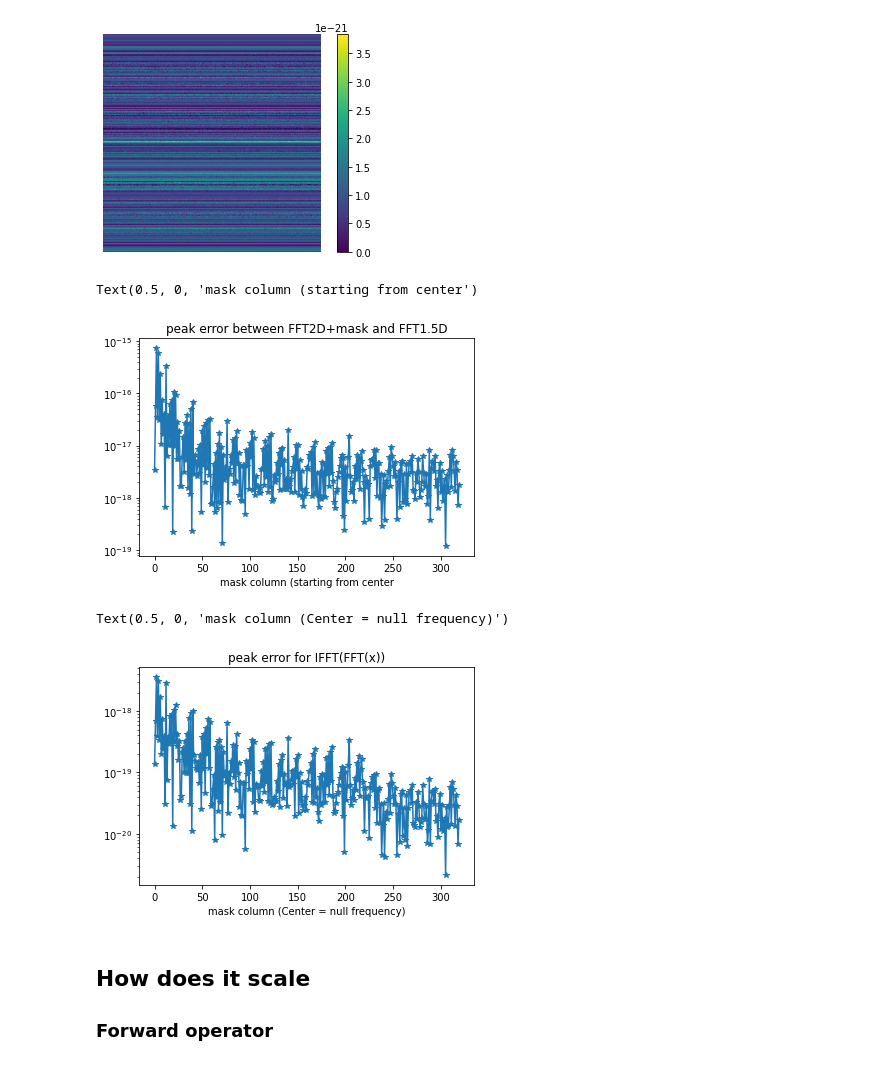
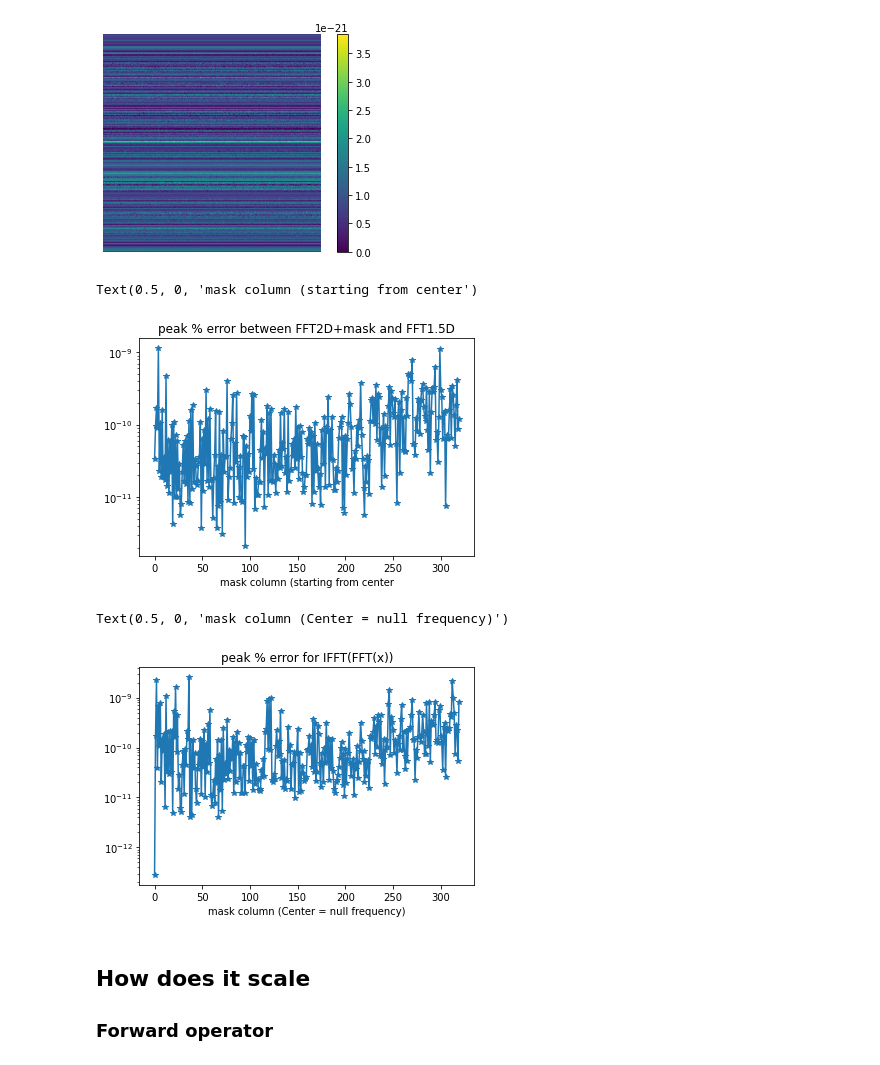
Before and after one commit to paquiteau/pysap-mri-online, a Jupyter notebook: iterative_gradient.ipynb, the cells around one changed output. Saved outputs shown, nothing was run; the diff lists cells and outputs as text; code cells hidden in the pictures.

```diff
--- a/iterative_gradient.ipynb
+++ b/iterative_gradient.ipynb
@@ -93,15 +93,15 @@ for idx in range(len(peak_err)):
     #fft1.5
     k,f = kspace_gen2[idx]
     line_fourier_op.line_index = f
-    goertzel = line_fourier_op.op(real_img)
-    peak_err[idx] = np.max(np.abs(goertzel-fftmask))
+    linefft = line_fourier_op.op(real_img)
+    peak_err[idx] = 100 * np.max(np.nan_to_num(np.abs((linefft-fftmask)/fftmask)))
 # %%
 plt.semilogy(peak_err,'-*')
-plt.title('peak error between FFT2D+mask and FFT1.5D')
+plt.title('peak % error between FFT2D+mask and FFT1.5D')
 plt.xlabel('mask column (starting from center')
 # %% [output]
 Text(0.5, 0, 'mask column (starting from center')
-[figure, old version]
+[figure, new version]
 # %%
 peak_err2 = np.zeros(320)
 for idx in range(len(peak_err2)):
@@ -113,15 +113,15 @@ for idx in range(len(peak_err2)):
     #fft1.5
     k,f = kspace_gen2[idx]
     line_fourier_op.line_index = f
-    igoertzel = line_fourier_op.adj_op(line_fourier_op.op(real_img))
-    peak_err2[idx] = np.max(np.abs(igoertzel-ifftmask))
+    ilinefft = line_fourier_op.adj_op(line_fourier_op.op(real_img))
+    peak_err2[idx] = 100 * np.max(np.nan_to_num(np.abs((ilinefft-ifftmask)/ifftmask)))
 # %%
 plt.semilogy(peak_err2,'-*')
-plt.title('peak error for IFFT(FFT(x))')
+plt.title('peak % error for IFFT(FFT(x))')
 plt.xlabel('mask column (Center = null frequency)')
 # %% [output]
 Text(0.5, 0, 'mask column (Center = null frequency)')
-[figure, old version]
+[figure, new version]
 # %% [markdown]
 ## How does it scale
 ### Forward operator
```
Also changed, not shown: parts of 8 cells of this notebook, 7 other files.
